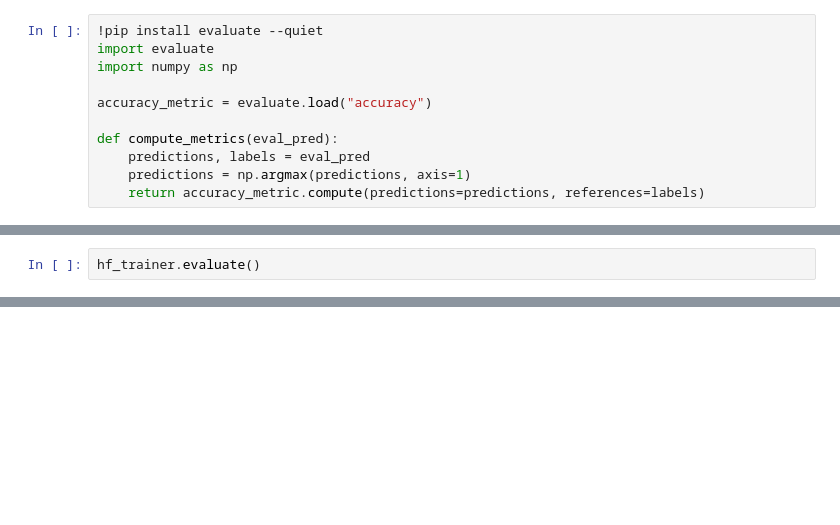
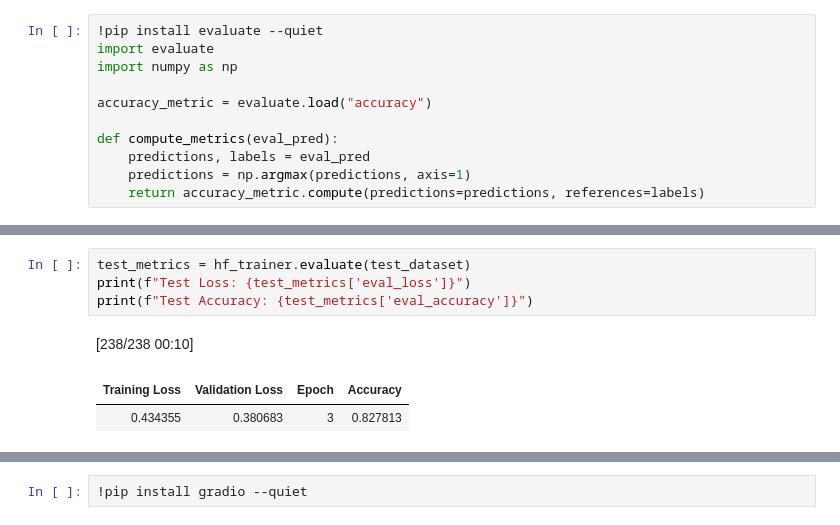
Before and after one commit to Ibraheem-Al-hafith/classification_hub, a Jupyter notebook: Ex_5_Text_Classification_Transformers.ipynb, the cells around one changed output, grey strips where cells are left out. Cells and saved outputs as stored; diff of their text form; blank space fills up the shorter version.

```diff
--- a/Ex_5_Text_Classification_Transformers.ipynb
+++ b/Ex_5_Text_Classification_Transformers.ipynb
@@ -310,3 +501,8 @@ hf_trainer.train()
 # %%
-hf_trainer.evaluate()
+test_metrics = hf_trainer.evaluate(test_dataset)
+print(f"Test Loss: {test_metrics['eval_loss']}")
+print(f"Test Accuracy: {test_metrics['eval_accuracy']}")
 # %% [output]
+[238/238 00:10]
+| Training Loss | Validation Loss | Epoch | Accuracy |
+| 0.434355 | 0.380683 | 3 | 0.827813 |
@@ -313,0 +511,2 @@ NameError: name 'hf_trainer' is not defined
+# %%
+!pip install gradio --quiet
```
Also changed, not shown: parts of 16 cells of this notebook.
